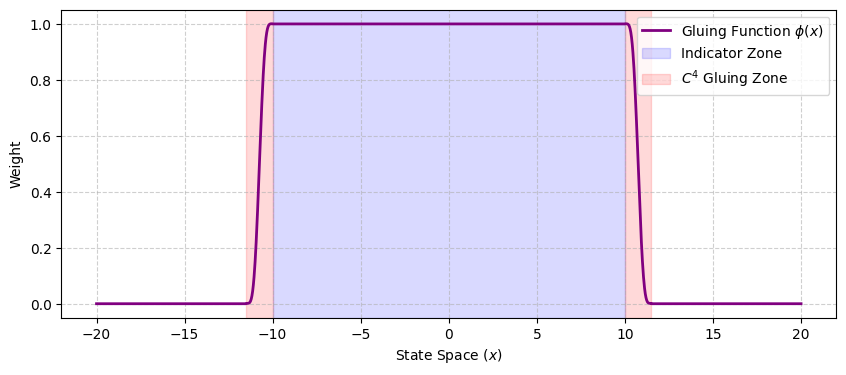
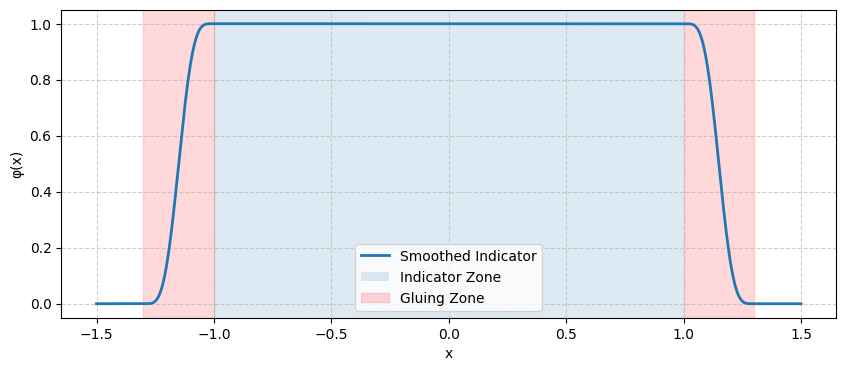
Unified diff of the notebook cell whose output changed from the first chart to the second:
--- before
+++ after
@@ -1,6 +1,5 @@
 gluing = PolynomialGluing(config, degree=9)
-gluing.plot_gluing_profile()
+gluing.plot()
 # plt.show()
-# error bound is wrong
 
 (weak_error_bound,smoothing_error) = gluing.compute_error_bounds()

Commit: Cinfty (flat) gluing and refactor